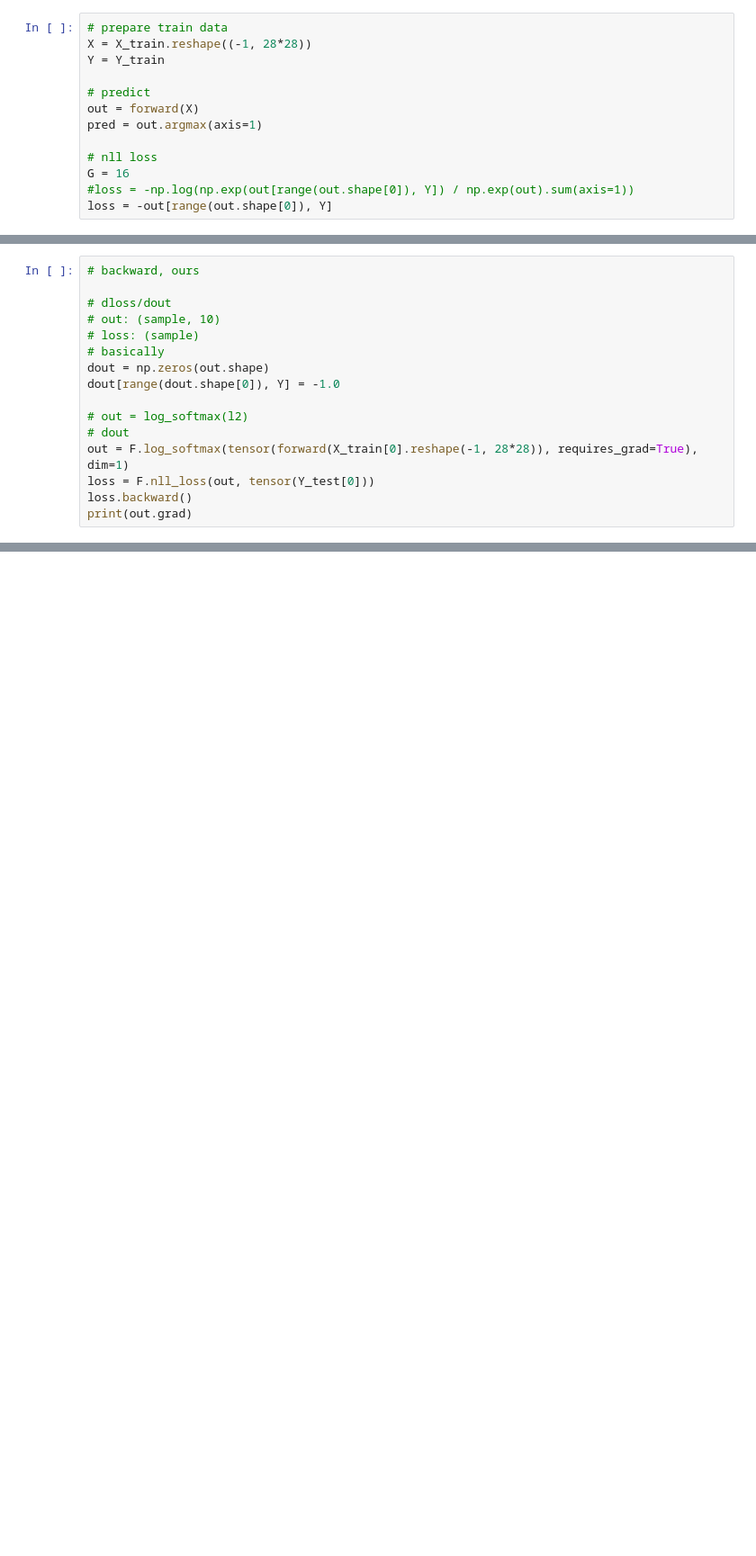
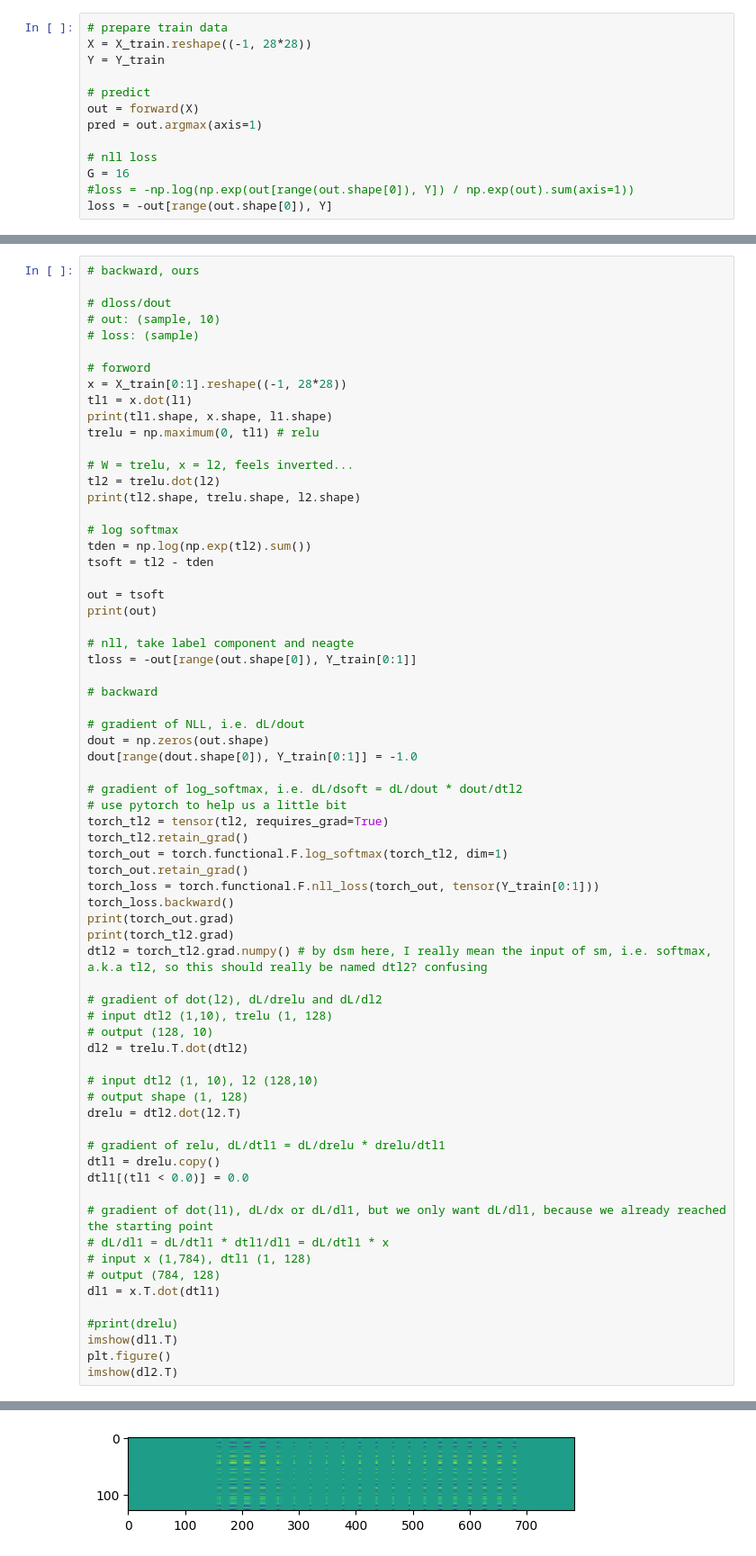
Before and after one commit to abrasumente233/smolgrad, a Jupyter notebook: mnist.ipynb, the cells around one changed output, grey strips where cells are left out. Shown at 90% size. Saved outputs shown, nothing was run; the diff lists cells and outputs as text; blank space fills up the shorter version.

```diff
--- a/mnist.ipynb
+++ b/mnist.ipynb
@@ -156,14 +193,66 @@ imshow(model.l2.weight.grad)
 # dloss/dout
 # out: (sample, 10)
 # loss: (sample)
-# basically
+
+# forword
+x = X_train[0:1].reshape((-1, 28*28))
+tl1 = x.dot(l1)
+print(tl1.shape, x.shape, l1.shape)
+trelu = np.maximum(0, tl1) # relu
+
+# W = trelu, x = l2, feels inverted...
+tl2 = trelu.dot(l2)
+print(tl2.shape, trelu.shape, l2.shape)
+
+# log softmax
+tden = np.log(np.exp(tl2).sum())
+tsoft = tl2 - tden
+
+out = tsoft
+print(out)
+
+# nll, take label component and neagte
+tloss = -out[range(out.shape[0]), Y_train[0:1]]
+
+# backward
+
+# gradient of NLL, i.e. dL/dout
 dout = np.zeros(out.shape)
-dout[range(dout.shape[0]), Y] = -1.0
+dout[range(dout.shape[0]), Y_train[0:1]] = -1.0
 
-# out = log_softmax(l2)
-# dout
-out = F.log_softmax(tensor(forward(X_train[0].reshape(-1, 28*28)), requires_grad=True), dim=1)
-loss = F.nll_loss(out, tensor(Y_test[0]))
-loss.backward()
-print(out.grad)
+# gradient of log_softmax, i.e. dL/dsoft = dL/dout * dout/dtl2
+# use pytorch to help us a little bit
+torch_tl2 = tensor(tl2, requires_grad=True)
+torch_tl2.retain_grad()
+torch_out = torch.functional.F.log_softmax(torch_tl2, dim=1)
+torch_out.retain_grad()
+torch_loss = torch.functional.F.nll_loss(torch_out, tensor(Y_train[0:1]))
+torch_loss.backward()
+print(torch_out.grad)
+print(torch_tl2.grad)
+dtl2 = torch_tl2.grad.numpy() # by dsm here, I really mean the input of sm, i.e. softmax, a.k.a tl2, so this should really be named dtl2? confusing
+
+# gradient of dot(l2), dL/drelu and dL/dl2
+# input dtl2 (1,10), trelu (1, 128)
+# output (128, 10)
+dl2 = trelu.T.dot(dtl2)
+
+# input dtl2 (1, 10), l2 (128,10)
+# output shape (1, 128)
+drelu = dtl2.dot(l2.T)
+
+# gradient of relu, dL/dtl1 = dL/drelu * drelu/dtl1
+dtl1 = drelu.copy()
+dtl1[(tl1 < 0.0)] = 0.0
+
+# gradient of dot(l1), dL/dx or dL/dl1, but we only want dL/dl1, because we already reached the starting point
+# dL/dl1 = dL/dtl1 * dtl1/dl1 = dL/dtl1 * x
+# input x (1,784), dtl1 (1, 128)
+# output (784, 128)
+dl1 = x.T.dot(dtl1)
+
+#print(drelu)
+imshow(dl1.T)
+plt.figure()
+imshow(dl2.T)
 # %% [output]
@@ -170,0 +267 @@ IndexError: tuple index out of range
+[figure, added]
```
Also changed, not shown: parts of 7 cells of this notebook, 2 other files.
